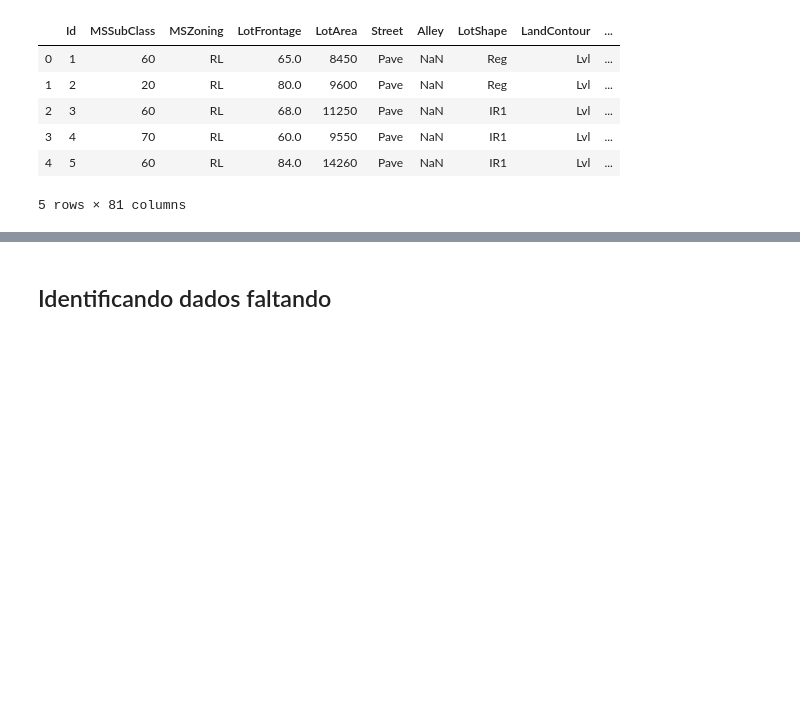
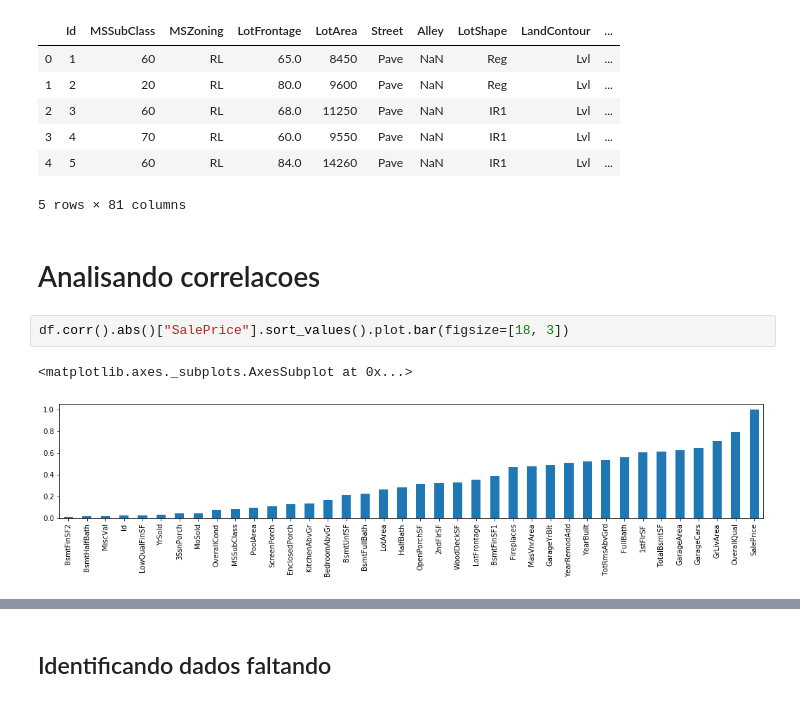
Before and after one commit to V-in/kaggle, a Jupyter notebook: house_prices/notebook.ipynb, the cells around one changed output, grey strips where cells are left out. Saved outputs shown, nothing was run; the diff lists cells and outputs as text; blank space fills up the shorter version.

Commit message:
Resolvida conpeticao de house prices

```diff
--- a/house_prices/notebook.ipynb
+++ b/house_prices/notebook.ipynb
@@ -32,3 +34,10 @@ df.head()
 | 3 | 4 | 70 | RL | 60.0 | 9550 | Pave | NaN | IR1 | Lvl | ... |
 | 4 | 5 | 60 | RL | 84.0 | 14260 | Pave | NaN | IR1 | Lvl | ... |
 5 rows × 81 columns
+# %% [markdown]
+# Analisando correlacoes
+# %%
+df.corr().abs()["SalePrice"].sort_values().plot.bar(figsize=[18, 3])
+# %% [output]
+<matplotlib.axes._subplots.AxesSubplot at 0x...>
+[figure, added]
```
Also changed, not shown: parts of 93 cells of this notebook.
